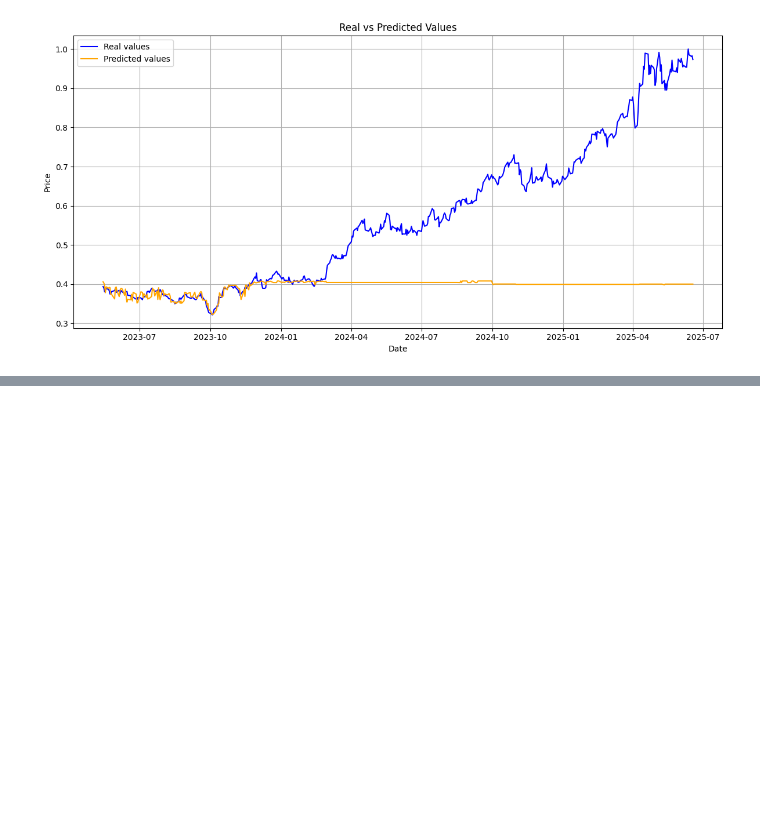
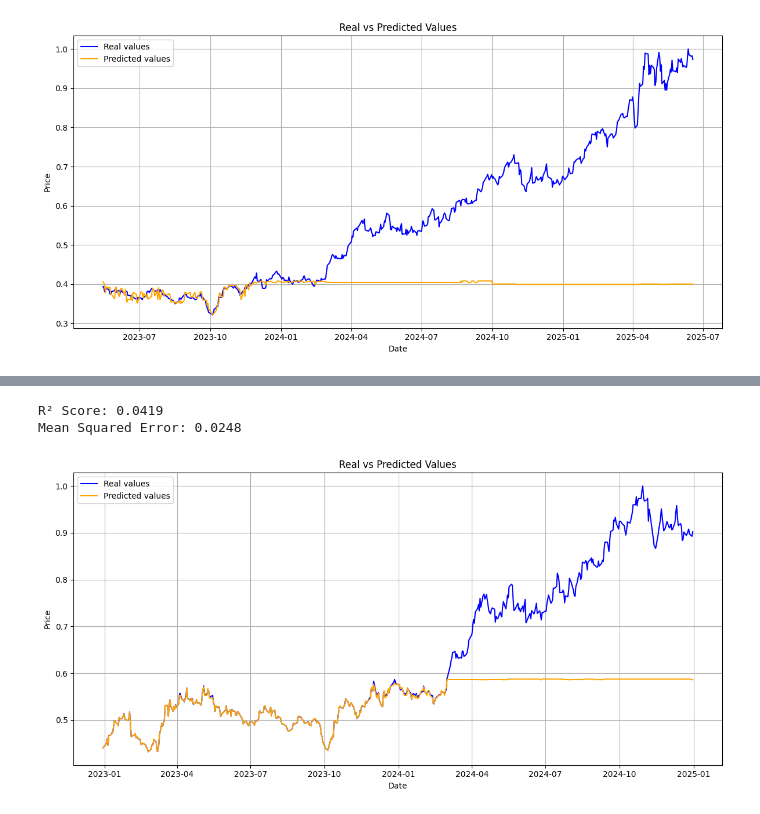
Before and after one commit to sejfovskienes/training_model, a Jupyter notebook: training/train10.ipynb, the cells around one changed output, grey strips where cells are left out. Drawn from its saved outputs; the diff is of its cells as text; code cells hidden in the pictures; blank space fills up the shorter version.

Commit message:
[update] USE THIS METHOD TO PREDICT

```diff
--- a/training/train10.ipynb
+++ b/training/train10.ipynb
@@ -187,0 +212,48 @@ Mean Squared Error: 0.0626
+# %%
+target = ['GLD']
+features = [col for col in df.columns if col not in ['Date', target]]
+
+X = df[features]
+y = df[target]
+
+scaler_X = MinMaxScaler()
+scaler_y = MinMaxScaler()
+
+X_scaled = scaler_X.fit_transform(X)
+y_scaled = scaler_y.fit_transform(y)
+
+split_index = int(len(X_scaled) * 0.8)
+X_train, X_test = X_scaled[:split_index], X_scaled[split_index:]
+y_train, y_test = y_scaled[:split_index], y_scaled[split_index:]
+# %%
+model = RandomForestRegressor(n_estimators=10, random_state=0, oob_score=True)
+
+model.fit(X_train, y_train)
+
+y_pred = model.predict(X_test)
+
+r2 = r2_score(y_test, y_pred)
+mse = mean_squared_error(y_test, y_pred)
+
+print(f"R² Score: {r2:.4f}")
+print(f"Mean Squared Error: {mse:.4f}")
+
+df['Date'] = pd.to_datetime(df['Date'])
+
+date_test = df['Date'].iloc[split_index:]
+
+plt.figure(figsize=(12, 6))
+plt.plot(date_test, y_test, label='Real values', color='blue')
+plt.plot(date_test, y_pred, label='Predicted values', color='orange')
+
+plt.title('Real vs Predicted Values')
+plt.xlabel('Date')
+plt.ylabel('Price')
+plt.legend()
+plt.grid(True)
+plt.tight_layout()
+plt.show()
+# %% [output]
+R² Score: 0.0419
+Mean Squared Error: 0.0248
+[figure, added]
```
Also changed, not shown: parts of 3 cells of this notebook.
